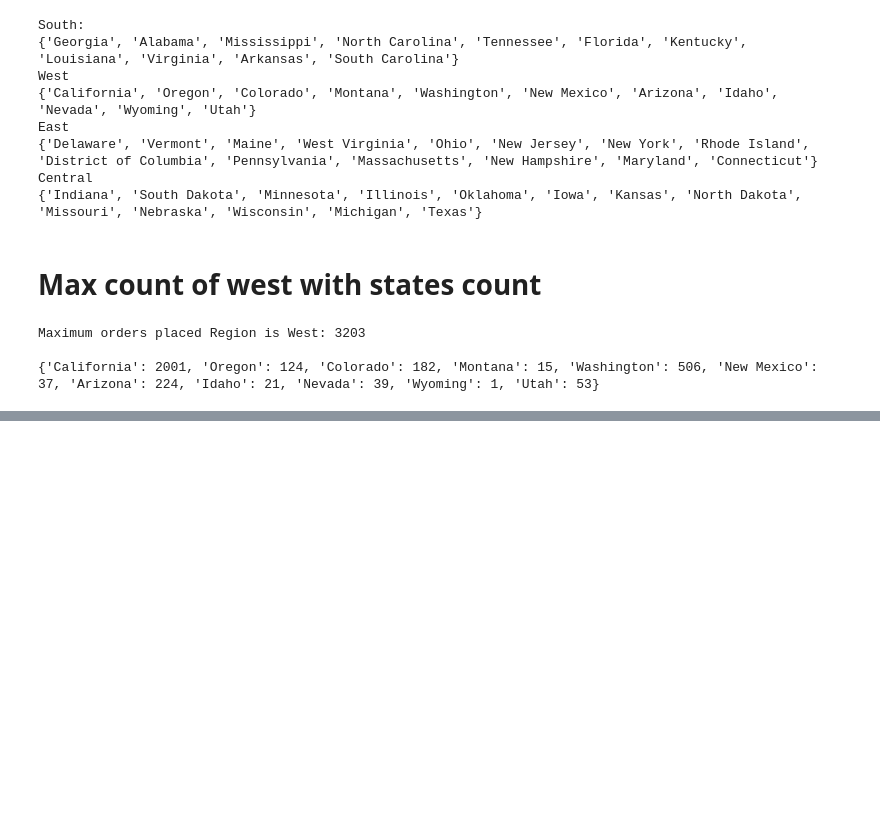
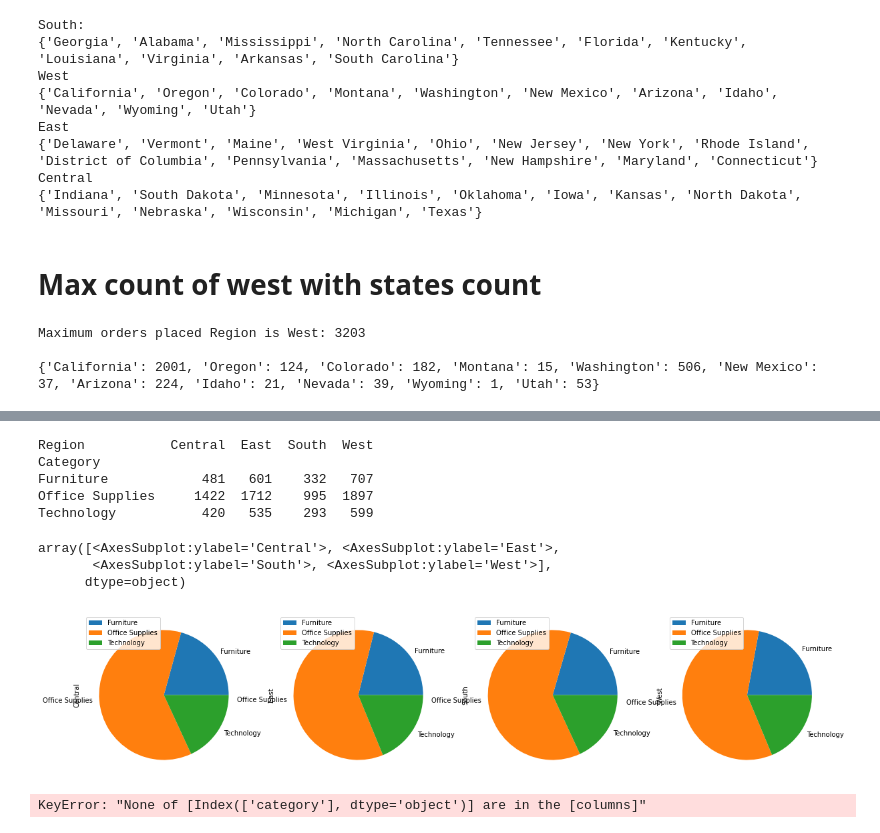
Before and after one commit to Debuggers404/E-commerce-IBM-HACK-CHALLENGE, a Jupyter notebook: Untitled.ipynb, the cells around one changed output, grey strips where cells are left out. Saved outputs shown, nothing was run; the diff lists cells and outputs as text; code cells hidden in the pictures; blank space fills up the shorter version.

```diff
--- a/Untitled.ipynb
+++ b/Untitled.ipynb
@@ -151,0 +159,19 @@ Maximum orders placed Region is West: 3203
+# %%
+temp=data.groupby(["Category","Region"]).size()
+temp=temp.unstack()
+print(temp)
+temp.plot(kind="pie",figsize=[20,20],subplots=True)
+# %% [output]
+Region           Central  East  South  West
+Category
+Furniture            481   601    332   707
+Office Supplies     1422  1712    995  1897
+Technology           420   535    293   599
+array([<AxesSubplot:ylabel='Central'>, <AxesSubplot:ylabel='East'>,
+       <AxesSubplot:ylabel='South'>, <AxesSubplot:ylabel='West'>],
+      dtype=object)
+[figure, added]
+# %%
+temp=data.groupby("")
+# %% [output]
+KeyError: "None of [Index(['category'], dtype='object')] are in the [columns]"
```
Also changed, not shown: parts of 4 cells of this notebook.
